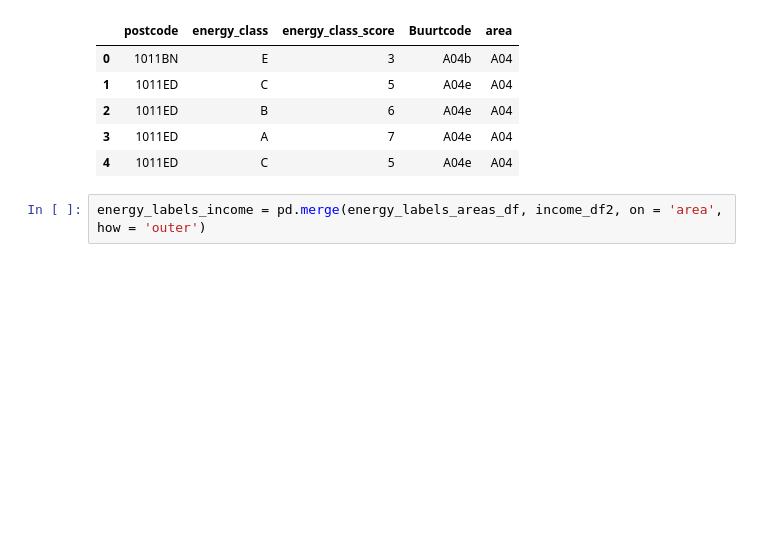
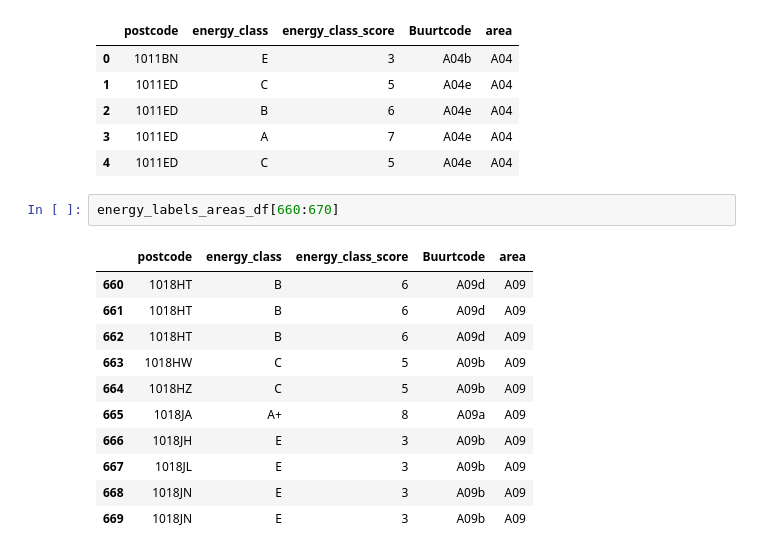
Before and after one commit to maaikedj/Ironhack-dataptams2020-project2, a Jupyter notebook: your-project/Maaike_project2.ipynb, the cells around one changed output. Saved outputs shown, nothing was run; the diff lists cells and outputs as text; blank space fills up the shorter version.

```diff
--- a/your-project/Maaike_project2.ipynb
+++ b/your-project/Maaike_project2.ipynb
@@ -141,5 +201,17 @@ energy_labels_areas_df.head()
 | 2 | 1011ED | B | 6 | A04e | A04 |
 | 3 | 1011ED | A | 7 | A04e | A04 |
 | 4 | 1011ED | C | 5 | A04e | A04 |
-# %%
-energy_labels_income = pd.merge(energy_labels_areas_df, income_df2, on = 'area', how = 'outer')
+# %%
+energy_labels_areas_df[660:670]
+# %% [output]
+|  | postcode | energy_class | energy_class_score | Buurtcode | area |
+| 660 | 1018HT | B | 6 | A09d | A09 |
+| 661 | 1018HT | B | 6 | A09d | A09 |
+| 662 | 1018HT | B | 6 | A09d | A09 |
+| 663 | 1018HW | C | 5 | A09b | A09 |
+| 664 | 1018HZ | C | 5 | A09b | A09 |
+| 665 | 1018JA | A+ | 8 | A09a | A09 |
+| 666 | 1018JH | E | 3 | A09b | A09 |
+| 667 | 1018JL | E | 3 | A09b | A09 |
+| 668 | 1018JN | E | 3 | A09b | A09 |
+| 669 | 1018JN | E | 3 | A09b | A09 |
```
Also changed, not shown: parts of 17 cells of this notebook.
